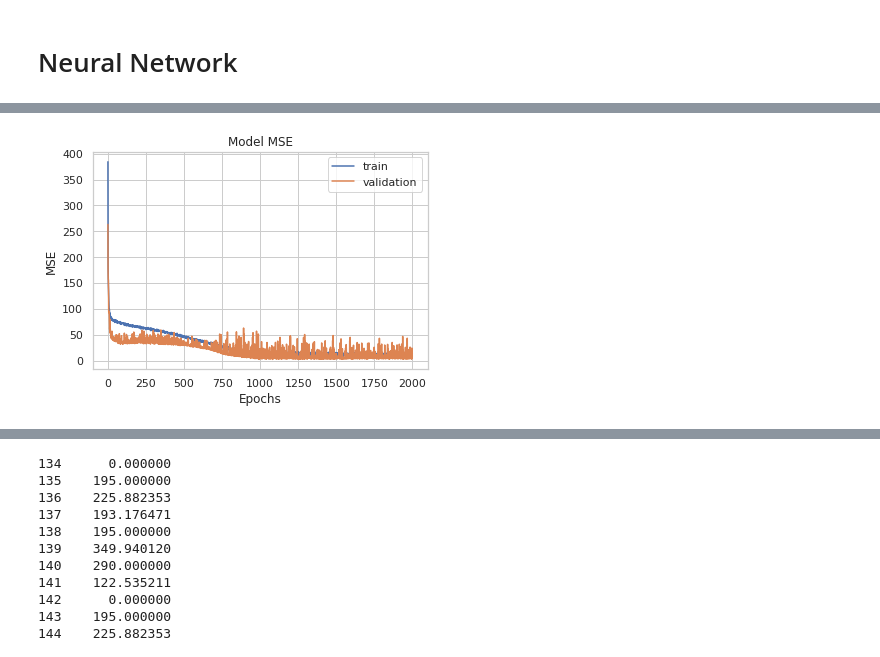
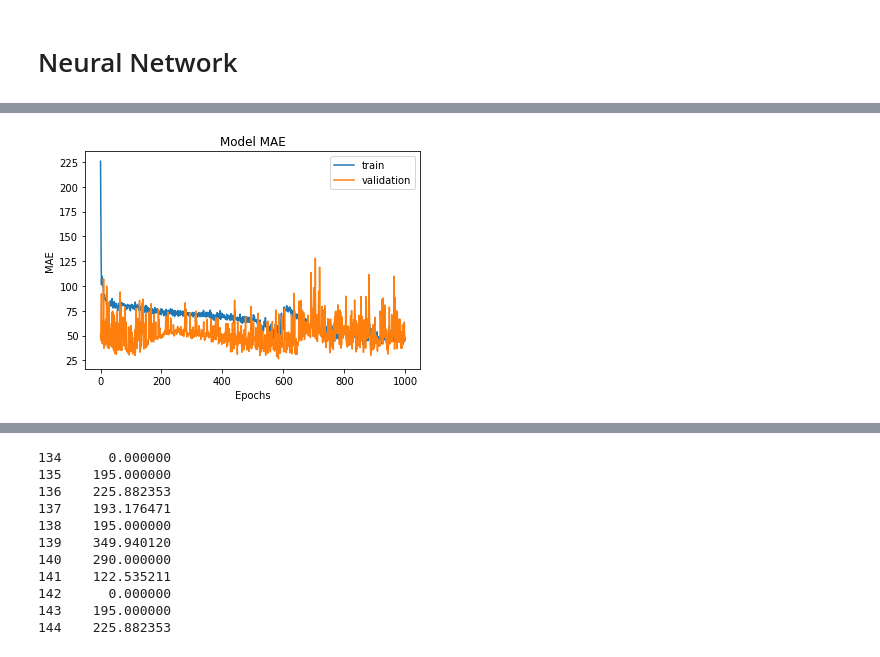
Before and after one commit to geadalfa/PrediksiWarna, a Jupyter notebook: Randomforest_NN.ipynb, the cells around one changed output, grey strips where cells are left out. Drawn from its saved outputs; the diff is of its cells as text; code cells hidden in the pictures.

```diff
--- a/Randomforest_NN.ipynb
+++ b/Randomforest_NN.ipynb
@@ -420,0 +490,4 @@ Name: color_int, dtype: int64
+# %%
+df = df.astype({"Date": int})
+df = df.astype({"tgl": int})
+df.dtypes
@@ -421,12 +555,19 @@ Name: color_int, dtype: int64
 # %%
 # X2 dan y2 untuk model ke 2
 
-# X = dataset.drop(columns=['hsv','kelas_2','Model Long Descriptions','PO Number','rgb','Ex. Factory Date','hue','Color','Date', 'saturation', 'brightness', 'kelas', 'color_int'])
-# y = dataset['hue']
-X = dataset.drop(columns=['hsv','kelas_2','Model Long Descriptions','PO Number','rgb','Ex. Factory Date','hue','Color','Date', 'color_int'])
-y = dataset['hue']
+# X = df.drop(columns=['hsv','kelas_2','Model Long Descriptions','PO Number','rgb','Ex. Factory Date','hue','Color','Date', 'saturation', 'brightness', 'kelas', 'color_int'])
+#y = df['hue']
+#X = df.drop(columns=['hsv','kelas_2','Model Long Descriptions','PO Number','rgb','Ex. Factory Date','hue','Color','Date', 'color_int'])
+#X = df.drop(columns=['hsv','kelas_2','Model Long Descriptions','PO Number','rgb','Ex. Factory Date','hue','Color',
+                     #'color_int', 'Year', 'Month', 'kelas', 'minggu ke', 'Date'])
+X = df.drop(columns=['hsv','kelas_2','Model Long Descriptions','PO Number','rgb','Ex. Factory Date','hue','Color',
+                     'color_int', 'Date', 'tgl', 'kelas'])
+y = df['hue']
 
-X2 = dataset.drop(columns=['hsv','kelas_2','Model Long Descriptions','PO Number','rgb','Ex. Factory Date','hue','Color','Date', 'saturation', 'brightness', 'kelas', 'hue', 'color_int'])
-y2 = dataset['color_int']
+X2 = df.drop(columns=['hsv','kelas_2','Model Long Descriptions','PO Number','rgb','Ex. Factory Date','hue','Color', 'kelas', 'hue', 'color_int',
+                      'Year', 'Month', 'minggu ke'])
+y2 = df['color_int']
+X3 = df.drop(columns=['hsv','kelas_2','Model Long Descriptions','PO Number', 'Ex. Factory Date','hue','Color',
+                     'color_int', 'Date', 'tgl', 'kelas'])
 # %%
 print(X.columns)
@@ -677,7 +821,7 @@ myCallBack = myCallBack()
 # %%
 # Initialising the ANN
 model = tf.keras.models.Sequential([
-    tf.keras.layers.Dense(32, activation = 'relu', input_dim = 8), # Adding the input layer and the first hidden layer
+    tf.keras.layers.Dense(32, activation = 'relu', input_dim = 7), # Adding the input layer and the first hidden layer
 
     tf.keras.layers.Dense(32, activation = 'relu'), # Adding the second hidden layer
 
@@ -691,7 +835,7 @@ model = tf.keras.models.Sequential([
 #model.add(Dense(units = 1))
 
 #model.compile(optimizer = 'adam',loss = 'mean_squared_error', metrics=['mse'])
-model.compile(optimizer=tf.optimizers.RMSprop(learning_rate=0.0001),
+model.compile(optimizer=tf.optimizers.RMSprop(learning_rate=0.01),
                                               loss = 'mean_squared_error', metrics=[r2_keras,'mae']),
 model.summary()
 # %% [output]
@@ -712,5 +856,5 @@ Trainable params: 2,433
 Non-trainable params: 0
 _________________________________________________________________
 # %%
-hist = model.fit(X_train, y_train, batch_size = 4, epochs = 2000, validation_split=0.05, callbacks=[myCallBack], verbose=1)
+hist = model.fit(X_train, y_train, batch_size = 4, epochs = 1000, validation_split=0.05, callbacks=[myCallBack], verbose=1)
 # %% [output]
@@ -745,14 +889,14 @@ plt.show()
 # %%
 # Menampilkan plot akurasi dari model
 plt.plot(hist.history['mae'])
 plt.plot(hist.history['val_mae'])
-plt.title('Model MSE')
-plt.ylabel('MSE')
+plt.title('Model MAE')
+plt.ylabel('MAE')
 plt.xlabel('Epochs')
 plt.legend(['train', 'validation'])
 plt.show()
 # %% [output]
-[figure, old version]
+[figure, new version]
 # %%
 y_pred = model.predict(X_test)
 #y_pred
```
Also changed, not shown: parts of 23 cells of this notebook.
